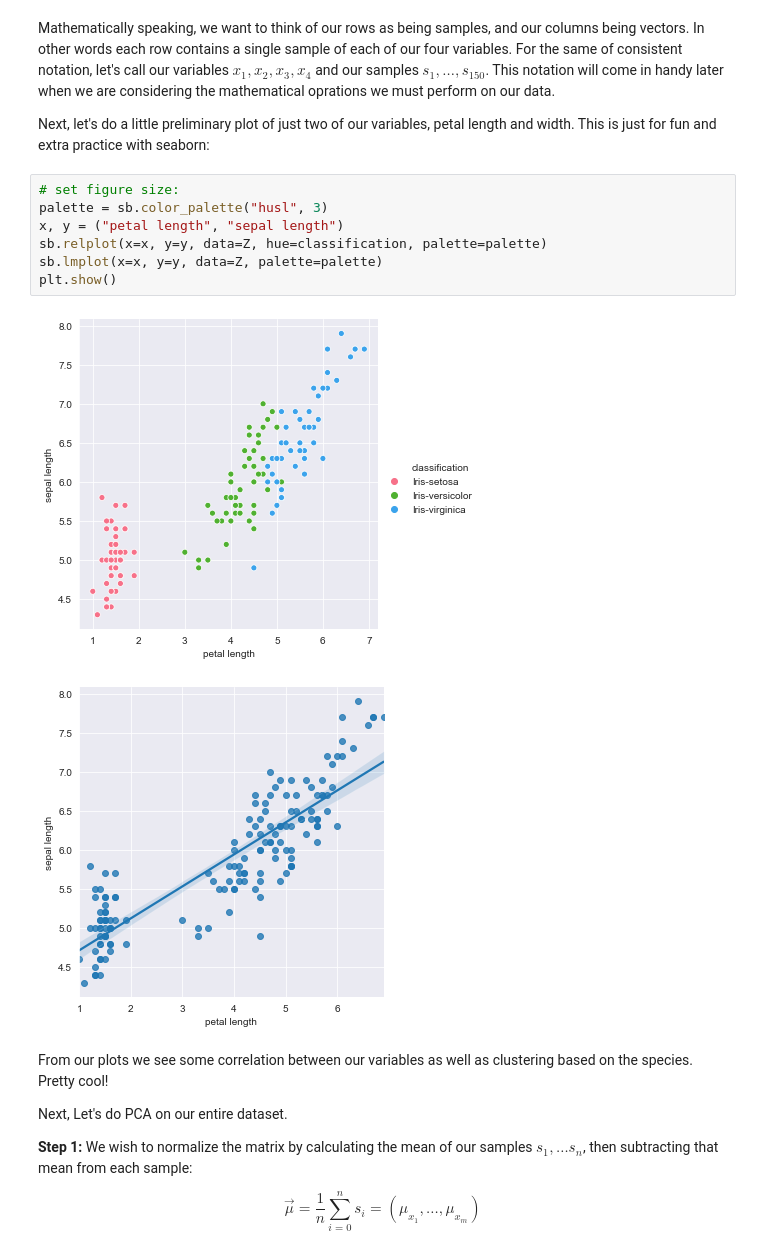
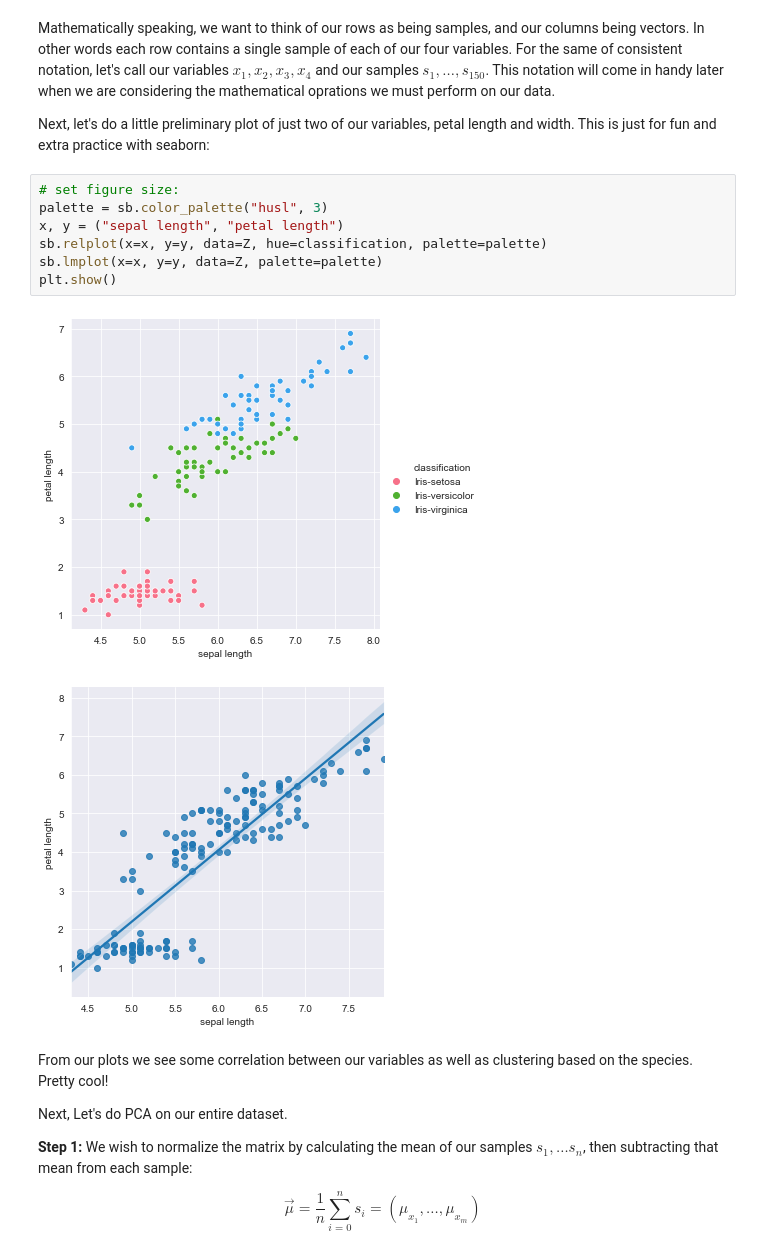
Before and after one commit to wcneill/jupyter_practice, a Jupyter notebook: seaborn-practice.ipynb, the cells around one changed output. Saved outputs shown, nothing was run; the diff lists cells and outputs as text.

Commit message:
different graphs

```diff
--- a/seaborn-practice.ipynb
+++ b/seaborn-practice.ipynb
@@ -47,13 +47,13 @@ Next, let's do a little preliminary plot of just two of our variables, petal len
 # %%
 # set figure size:
 palette = sb.color_palette("husl", 3)
-x, y = ("petal length", "sepal length")
+x, y = ("sepal length", "petal length")
 sb.relplot(x=x, y=y, data=Z, hue=classification, palette=palette)
 sb.lmplot(x=x, y=y, data=Z, palette=palette)
 plt.show()
 # %% [output]
-[figure, old version]
+[figure, new version]
-[figure, old version]
+[figure, new version]
 # %% [markdown]
 From our plots we see some correlation between our variables as well as clustering based on the species. Pretty cool!
 
```
